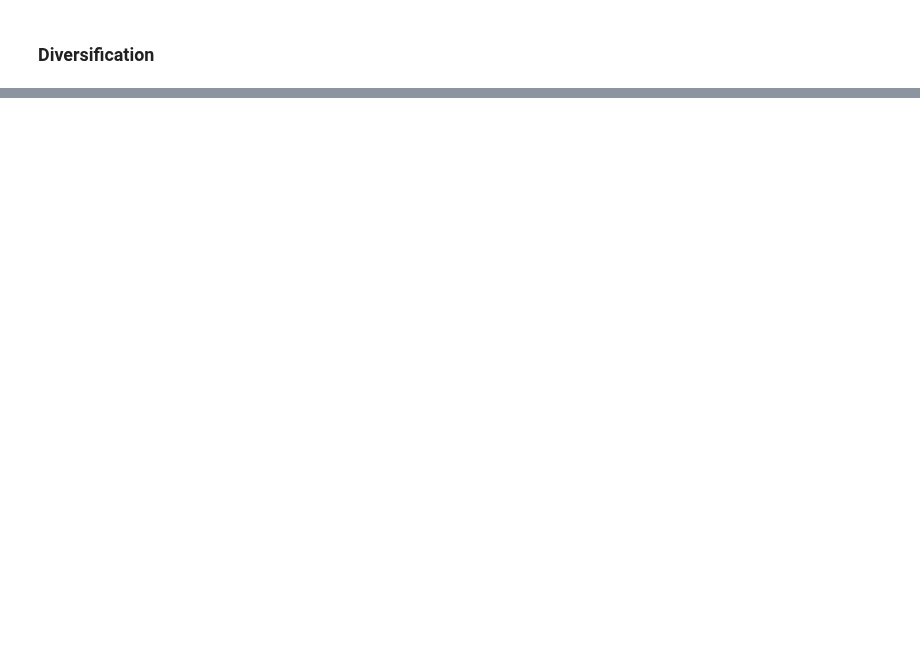
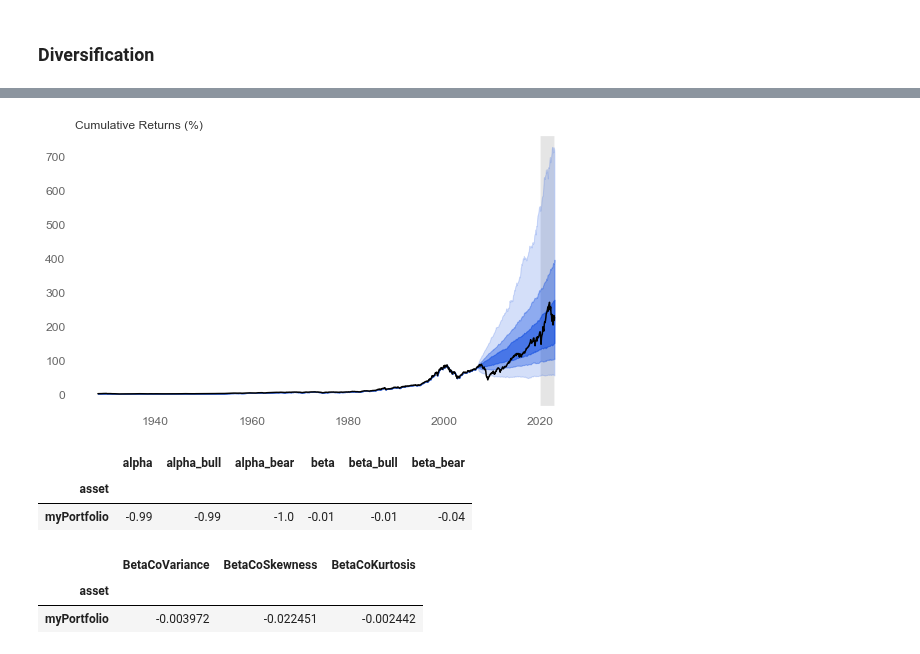
Before and after one commit to msh855/QuantitativePortfolioManagement, a Jupyter notebook: myPortfolioManagement/Examples/compare_portoflios.ipynb, the cells around one changed output, grey strips where cells are left out. Cells and saved outputs as stored; diff of their text form; code cells hidden in the pictures; blank space fills up the shorter version.

```diff
--- a/myPortfolioManagement/Examples/compare_portoflios.ipynb
+++ b/myPortfolioManagement/Examples/compare_portoflios.ipynb
@@ -159,4 +202,4 @@ ret = get_benchmark_porfolios()['All_Weather_Dalio'].dropna()
 # %%
-ret_assets = download_returns(['BRWM.L', '^GSPC' , 'IAU', 'TIP' ])
+ret_assets = get_stock_returns(['BRWM.L', '^GSPC' , 'IAU', 'TIP' ])
 # %%
 performance_overview(ret_assets)
@@ -173,7 +225,0 @@ sum([0.07,0.55 ,0.08,0.30])
-# %%
-ret_assets = download_returns(['BRWM.L', '^GSPC' , 'IAU', 'TIP' ])
-ret = pd.DataFrame(ret_assets).dropna()
-ret = convert_returns_freq(ret, convert_to = 'monthly')
-eq_weights = equal_weight_portfolio(ret)
-ret = calculate_portfolio_returns(ret, eq_weights.index.to_list(), [0.07,0.55 ,0.08,0.30])
-performance_overview(ret)
@@ -182,9 +243,6 @@ ret
 # %%
-ret_possible_path_cum = sim_paths(ret,
-                                 # weight_period = ['2009-01-01', '2013-01-01'],
-                                  out_of_sample_start_date = '2020-01-01')
-
+ret_possible_path_cum = sim_paths(ret['^GSPC'], out_of_sample_date = '2007-01-01')
 dist = prep_dist(ret_possible_path_cum)
-
-plot_fan_chart(ret, dist, out_of_sample_date = '2020-01-01',
-               chart_title = 'Cumulative Returns (%)')
+plot_fan_chart(ret['^GSPC'], dist, out_of_sample_date = '2020-01-01', chart_title = 'Cumulative Returns (%)')
+# %% [output]
+[figure, added]
@@ -196,2 +249,7 @@ ret
 # %%
-alpha_beta_table(portfolio, ret['Vanguard FTSE Dev Wld ex-UK Eq Idx £ Acc'], rf= 0.02)
+portfolio.name = 'myPortfolio'
+alpha_beta_table(portfolio, ret['^GSPC'], rf= 0.02)
+# %% [output]
+|  | alpha | alpha_bull | alpha_bear | beta | beta_bull | beta_bear |
+| asset |  |  |  |  |  |  |
+| myPortfolio | -0.99 | -0.99 | -1.0 | -0.01 | -0.01 | -0.04 |
@@ -201,0 +256,6 @@ qs.reports.full(portfolio, 'SPY', rf=0.02, periods_per_year=252)
+# %%
+beta_Co_Moments_table(pd.DataFrame(portfolio), ret['^GSPC']).sort_values('BetaCoVariance')
+# %% [output]
+|  | BetaCoVariance | BetaCoSkewness | BetaCoKurtosis |
+| asset |  |  |  |
+| myPortfolio | -0.003972 | -0.022451 | -0.002442 |
```
Also changed, not shown: parts of 40 cells of this notebook, 5 other files.
